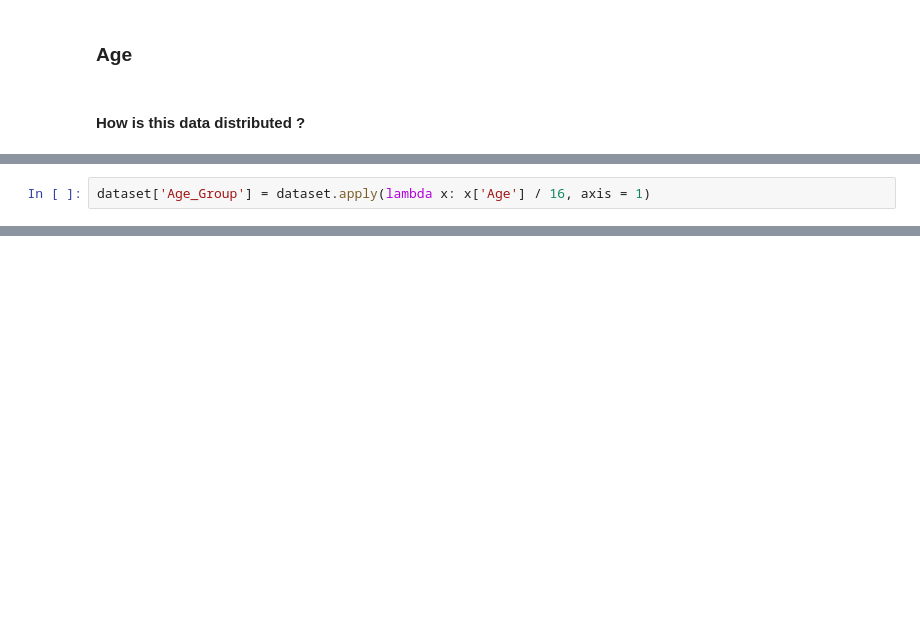
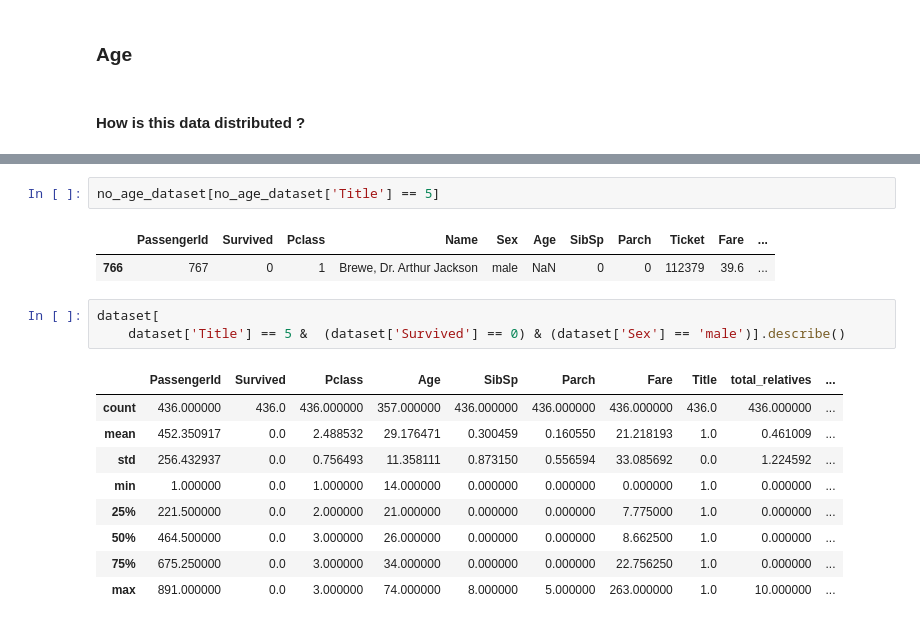
Before and after one commit to johnnyloreano/titanic, a Jupyter notebook: Untitled.ipynb, the cells around one changed output, grey strips where cells are left out. Drawn from its saved outputs; the diff is of its cells as text; blank space fills up the shorter version.

```diff
--- a/Untitled.ipynb
+++ b/Untitled.ipynb
@@ -478,2 +343,0 @@ Name: Age, dtype: float64
-# %%
-dataset['Age_Group'] = dataset.apply(lambda x: x['Age'] / 16, axis = 1)
@@ -494,0 +373,18 @@ Name: Age_Group, Length: 891, dtype: float64
+# %%
+no_age_dataset[no_age_dataset['Title'] == 5]
+# %% [output]
+|  | PassengerId | Survived | Pclass | Name | Sex | Age | SibSp | Parch | Ticket | Fare | ... |
+| 766 | 767 | 0 | 1 | Brewe, Dr. Arthur Jackson | male | NaN | 0 | 0 | 112379 | 39.6 | ... |
+# %%
+dataset[
+    dataset['Title'] == 5 &  (dataset['Survived'] == 0) & (dataset['Sex'] == 'male')].describe()
+# %% [output]
+|  | PassengerId | Survived | Pclass | Age | SibSp | Parch | Fare | Title | total_relatives | ... |
+| count | 436.000000 | 436.0 | 436.000000 | 357.000000 | 436.000000 | 436.000000 | 436.000000 | 436.0 | 436.000000 | ... |
+| mean | 452.350917 | 0.0 | 2.488532 | 29.176471 | 0.300459 | 0.160550 | 21.218193 | 1.0 | 0.461009 | ... |
+| std | 256.432937 | 0.0 | 0.756493 | 11.358111 | 0.873150 | 0.556594 | 33.085692 | 0.0 | 1.224592 | ... |
+| min | 1.000000 | 0.0 | 1.000000 | 14.000000 | 0.000000 | 0.000000 | 0.000000 | 1.0 | 0.000000 | ... |
+| 25% | 221.500000 | 0.0 | 2.000000 | 21.000000 | 0.000000 | 0.000000 | 7.775000 | 1.0 | 0.000000 | ... |
+| 50% | 464.500000 | 0.0 | 3.000000 | 26.000000 | 0.000000 | 0.000000 | 8.662500 | 1.0 | 0.000000 | ... |
+| 75% | 675.250000 | 0.0 | 3.000000 | 34.000000 | 0.000000 | 0.000000 | 22.756250 | 1.0 | 0.000000 | ... |
+| max | 891.000000 | 0.0 | 3.000000 | 74.000000 | 8.000000 | 5.000000 | 263.000000 | 1.0 | 10.000000 | ... |
```
Also changed, not shown: parts of 50 cells of this notebook.
